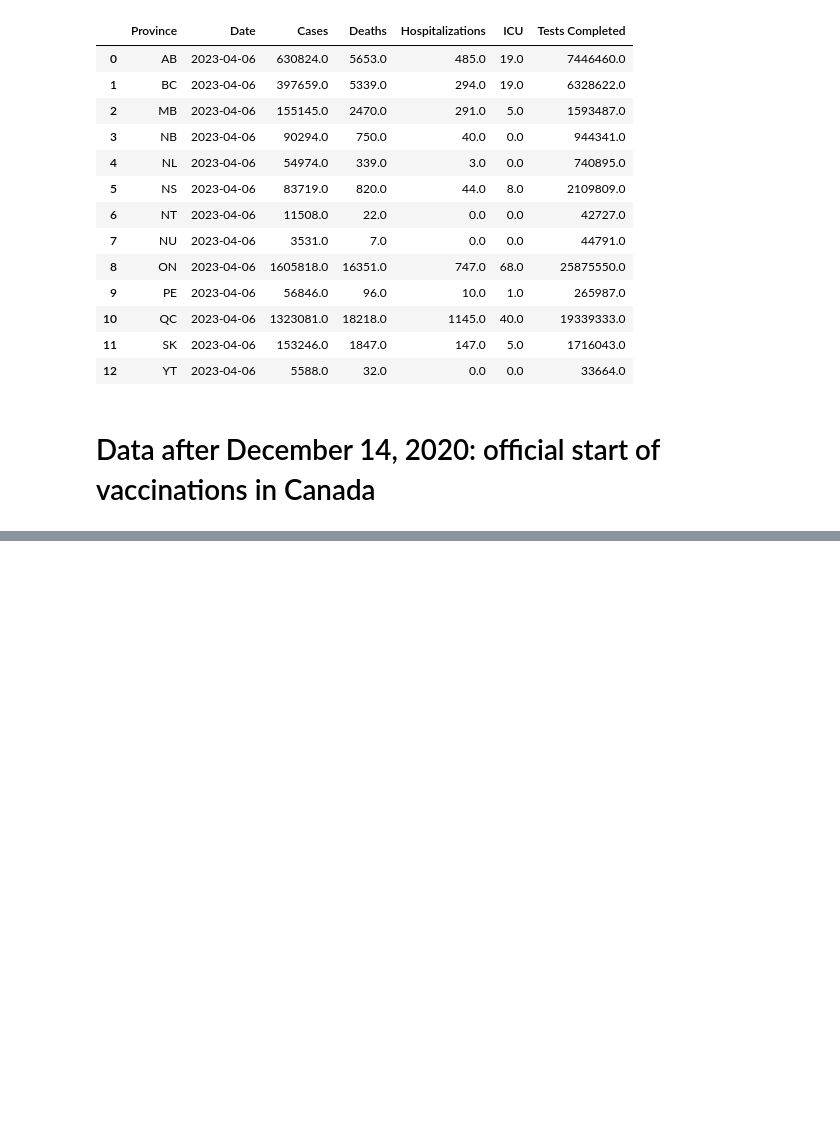
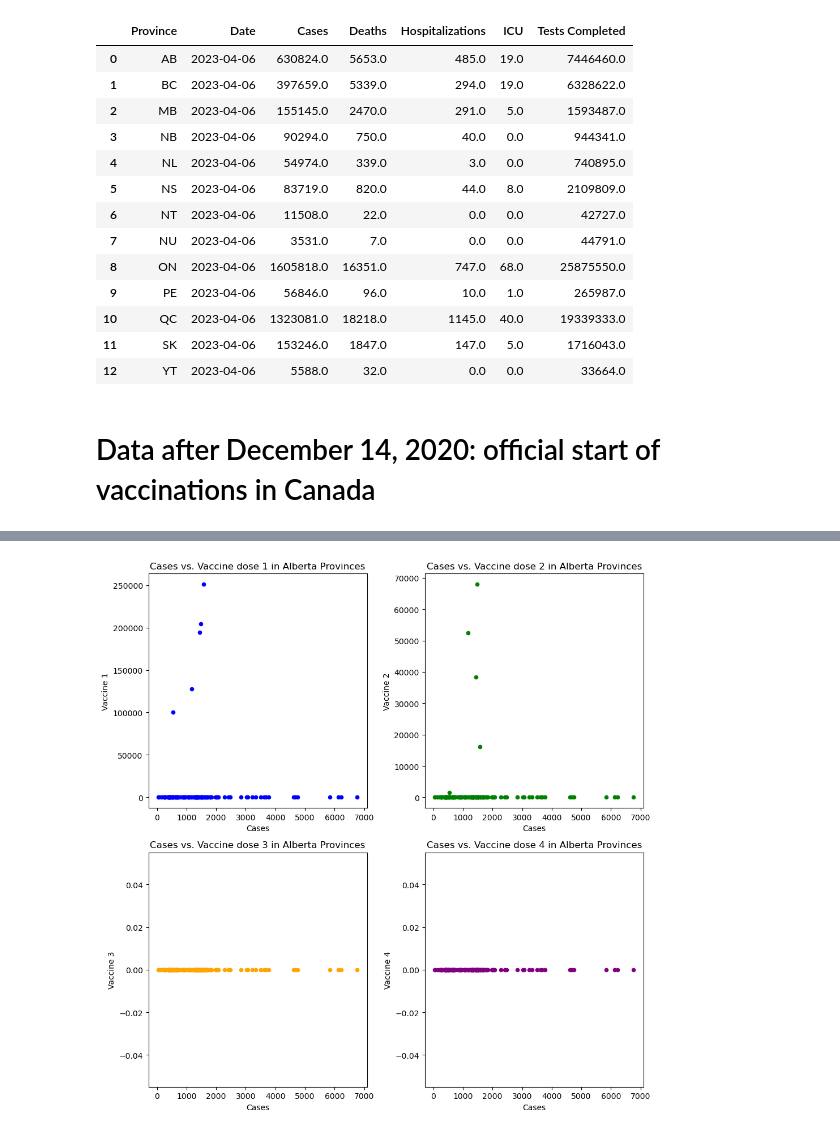
Before and after one commit to svafaeva93/Covid19AnalysisCanada, a Jupyter notebook: API_vaccination.ipynb, the cells around one changed output, grey strips where cells are left out. Cells and saved outputs as stored; diff of their text form; code cells hidden in the pictures; blank space fills up the shorter version.

```diff
--- a/API_vaccination.ipynb
+++ b/API_vaccination.ipynb
@@ -301,0 +300,40 @@ plt.show()
+# %%
+import matplotlib.pyplot as plt
+
+# Define the colors for each subplot
+colors = ['blue', 'green', 'orange', 'purple']
+
+# Create a figure with four subplots
+fig, ((ax1, ax2), (ax3, ax4)) = plt.subplots(nrows=2, ncols=2, figsize=(10, 10))
+
+# Plot the first scatterplot on the first subplot
+AB_provinces_df.plot(kind="scatter", x="Cases", y="Vaccine dose 1", ax=ax1, color=colors[0])
+ax1.set_title("Cases vs. Vaccine dose 1 in Alberta Provinces")
+ax1.set_xlabel("Cases")
+ax1.set_ylabel("Vaccine 1")
+
+# Plot the second scatterplot on the second subplot
+AB_provinces_df.plot(kind="scatter", x="Cases", y="Booster vaccine 2", ax=ax2, color=colors[1])
+ax2.set_title("Cases vs. Vaccine dose 2 in Alberta Provinces")
+ax2.set_xlabel("Cases")
+ax2.set_ylabel("Vaccine 2")
+
+# Plot the third scatterplot on the third subplot
+AB_provinces_df.plot(kind="scatter", x="Cases", y="Booster vaccine 3", ax=ax3, color=colors[2])
+ax3.set_title("Cases vs. Vaccine dose 3 in Alberta Provinces")
+ax3.set_xlabel("Cases")
+ax3.set_ylabel("Vaccine 3")
+
+# Plot the fourth scatterplot on the fourth subplot
+AB_provinces_df.plot(kind="scatter", x="Cases", y="Booster vaccine 4", ax=ax4, color=colors[3])
+ax4.set_title("Cases vs. Vaccine dose 4 in Alberta Provinces")
+ax4.set_xlabel("Cases")
+ax4.set_ylabel("Vaccine 4")
+
+# Adjust the spacing between the subplots
+fig.tight_layout()
+
+# Display the figure
+plt.show()
+# %% [output]
+[figure, added]
```
Also changed, not shown: parts of 35 cells of this notebook, 13 other files.
